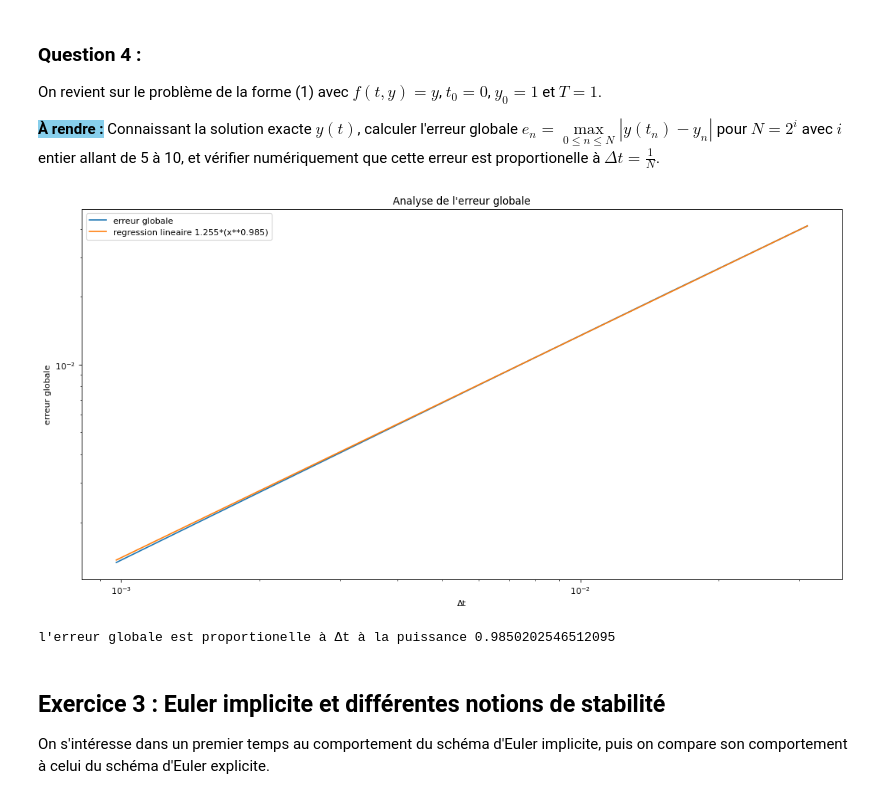
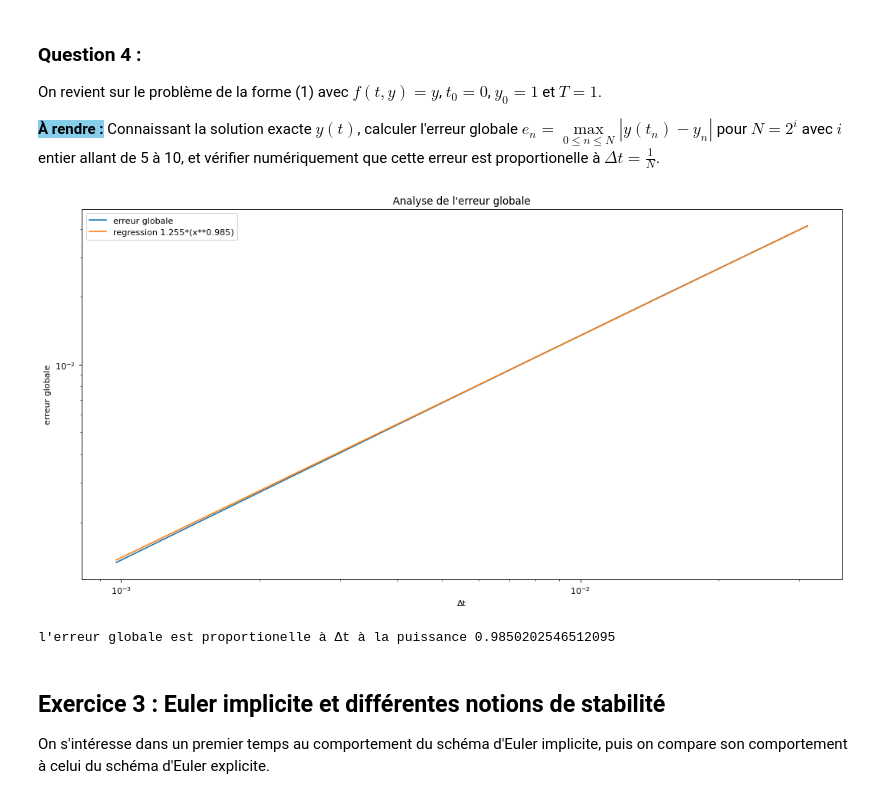
Before and after one commit to ArkhamKnightGPC/MAP412, a Jupyter notebook: pc7.ipynb, the cells around one changed output. Drawn from its saved outputs; the diff is of its cells as text; code cells hidden in the pictures.

```diff
--- a/pc7.ipynb
+++ b/pc7.ipynb
@@ -381,33 +381,33 @@ Connaissant la solution exacte $y(t)$, calculer l'erreur globale $e_n = \max\lim
 # %%
 # Tracer la courbe d'erreur global en fonction de N en échelle log-log
 plt.figure(figsize=(16, 8), dpi=80)
 
 en = np.zeros(6)
 delta_t = np.zeros(6)
 for i in range(5, 11):
     t, tab_y = test_Euler_explicite(n=2**i, tn=1, y0=1)
     en[i-5] = np.max(abs(np.exp(t) - tab_y))
     delta_t[i-5] = 1/(2**i)
 
 plt.title("Analyse de l'erreur globale")
 plt.plot(delta_t, en, label="erreur globale")
 
-#alors, vérifions qu'on a le bon exposant avec une régression linéaire
+#alors, vérifions qu'on a le bon exposant avec une régression
 def myExpFunc(x, a, b):
     return a * np.power(x, b)
 popt, pcov = curve_fit(myExpFunc, delta_t, en)
-plt.plot(delta_t, myExpFunc(delta_t, *popt), label= "regression lineaire {0:.3f}*(x**{1:.3f})".format(*popt))
+plt.plot(delta_t, myExpFunc(delta_t, *popt), label= "regression {0:.3f}*(x**{1:.3f})".format(*popt))
 
 plt.xlabel("Δt")
 plt.ylabel("erreur globale")
 plt.xscale('log')
 plt.yscale('log')
 plt.legend()
 plt.show()
 
 print(f"l'erreur globale est proportionelle à Δt à la puissance {popt[1]}")
 # %% [output]
-[figure, old version]
+[figure, new version]
 l'erreur globale est proportionelle à Δt à la puissance 0.9850202546512095
 # %% [markdown]
 ## Exercice 3 : Euler implicite et différentes notions de stabilité
```
